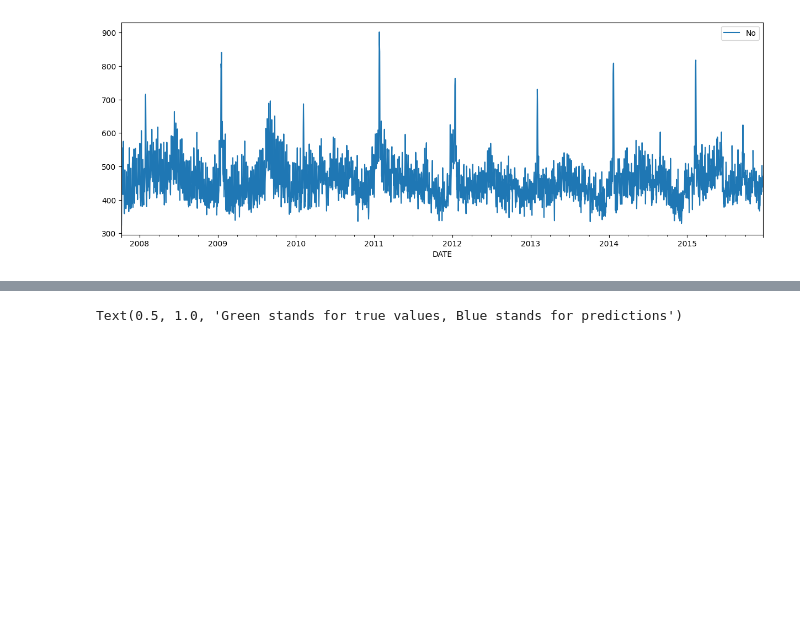
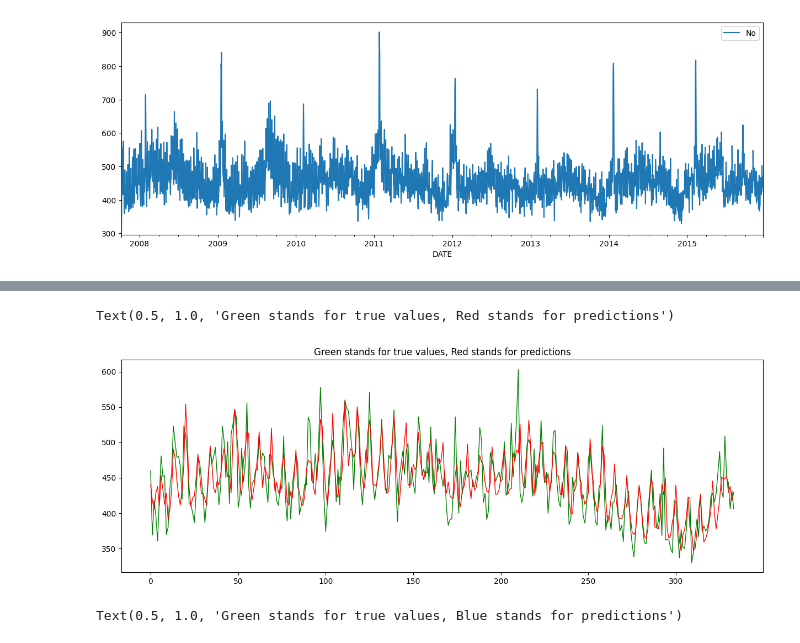
Before and after one commit to wujinja-cgu/Time-Series-Analysis, a Jupyter notebook: LSTM_train_valid_test.ipynb, the cells around one changed output, grey strips where cells are left out. Saved outputs shown, nothing was run; the diff lists cells and outputs as text; code cells hidden in the pictures; blank space fills up the shorter version.

```diff
--- a/LSTM_train_valid_test.ipynb
+++ b/LSTM_train_valid_test.ipynb
@@ -222,3 +196,12 @@ Text(0.5, 1.0, 'Green stands for true values, Red stands for predictions')
+# %%
+## plot validation set for baseline and predictions
+plt.figure(figsize=(15,5))
+plt.plot(np.arange(len(validY[0])), validY[0], linewidth=1, color='g')
+plt.plot(np.arange(len(validPredict[:,0])), validPredict[:,0], linewidth=1, color='r')
+plt.title('Green stands for true values, Red stands for predictions')
+# %% [output]
+Text(0.5, 1.0, 'Green stands for true values, Red stands for predictions')
+[figure, added]
 # %%
 ## plot testing set for baseline and predictions
 plt.figure(figsize=(15,5))
```
Also changed, not shown: parts of 11 cells of this notebook.
